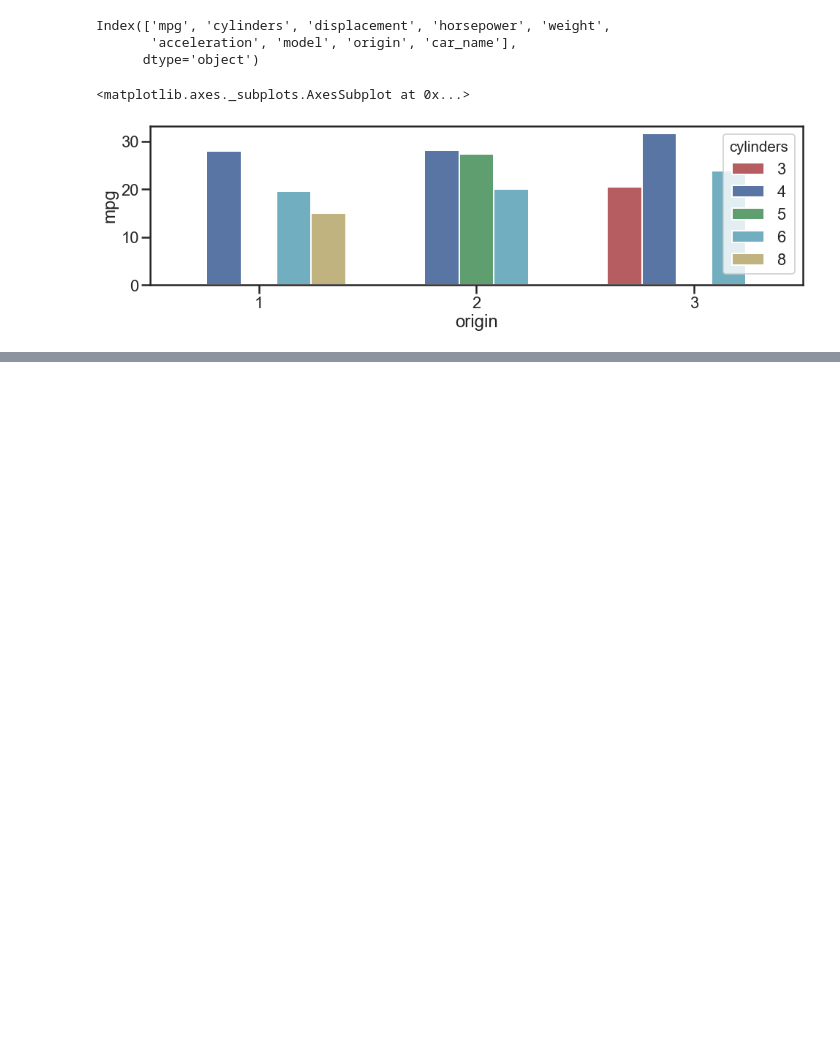
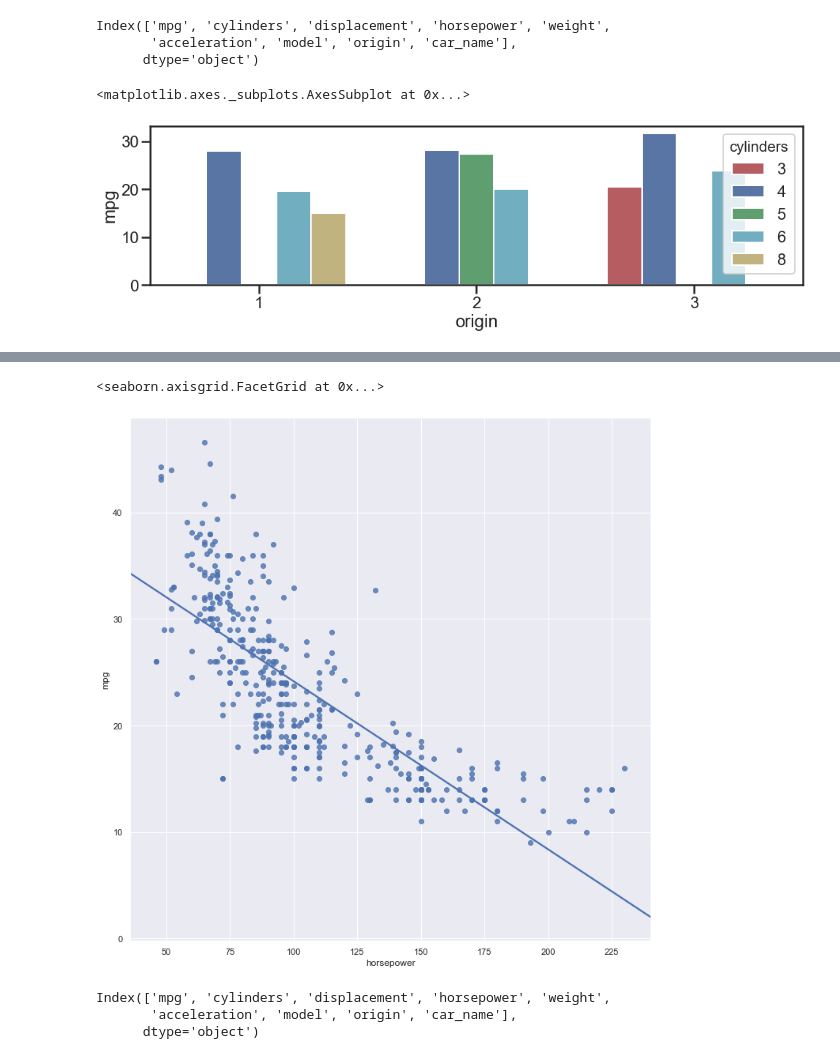
Before and after one commit to khwajajalal/INTRO-TO-DATA-ANALYSIS, a Jupyter notebook: car_seaborn.ipynb, the cells around one changed output, grey strips where cells are left out. Cells and saved outputs as stored; diff of their text form; code cells hidden in the pictures; blank space fills up the shorter version.

```diff
--- a/car_seaborn.ipynb
+++ b/car_seaborn.ipynb
@@ -48,0 +93,11 @@ sns.barplot('origin', 'mpg', data=cars, ci=False, hue='cylinders', palette=['r',
+# %%
+sns.lmplot('horsepower','mpg', data=cars, height=10, ci=False)
+# %% [output]
+<seaborn.axisgrid.FacetGrid at 0x...>
+[figure, added]
+# %%
+cars.columns
+# %% [output]
+Index(['mpg', 'cylinders', 'displacement', 'horsepower', 'weight',
+       'acceleration', 'model', 'origin', 'car_name'],
+      dtype='object')
```
Also changed, not shown: parts of 13 cells of this notebook, 1 other file.
